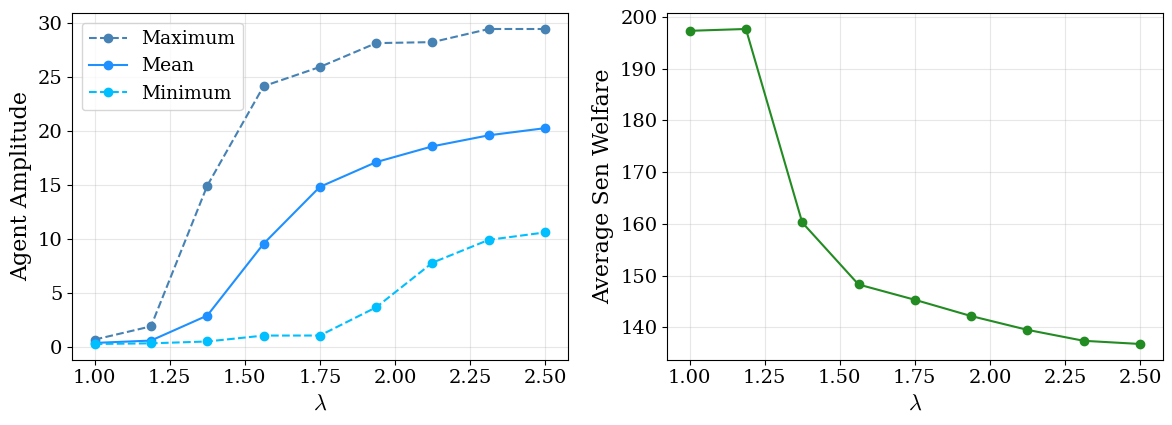
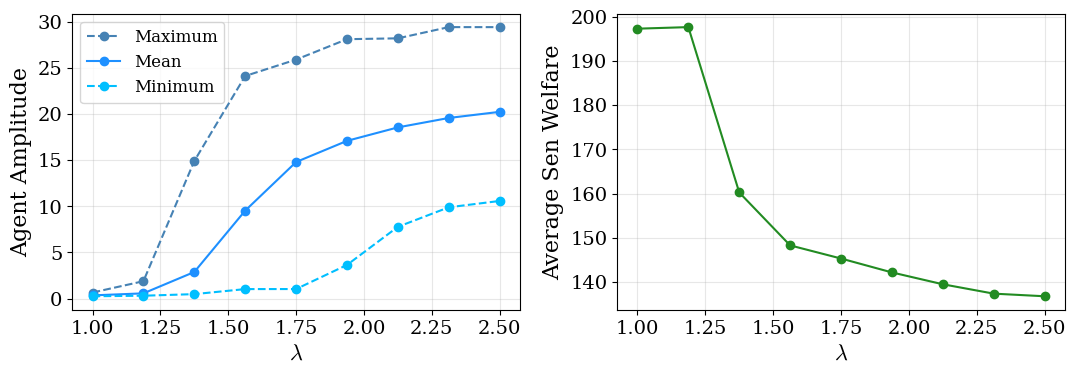
The notebook cell's code change between the first figure and the second:
--- before
+++ after
@@ -1,4 +1,4 @@
 sorted_lambda_vals = sorted(list(results.keys()))
-fig, axs = plt.subplots(1, 2, figsize=(12,4.5))
+fig, axs = plt.subplots(1, 2, figsize=(11,4))
 
 axs[0].plot(
@@ -27,5 +27,5 @@
 axs[0].set_xlabel(r"$\lambda$")
 axs[0].set_ylabel("Agent Amplitude")
-axs[0].legend()
+axs[0].legend(fontsize=12)
 axs[0].grid()
 
@@ -42,4 +42,4 @@
 
 fig.tight_layout()
-#plt.savefig("../figures/lambda_bifurcation.pdf", bbox_inches="tight")
+plt.savefig("../figures/lambda_bifurcation.pdf", bbox_inches="tight")
 plt.show()

Commit: notebook updates